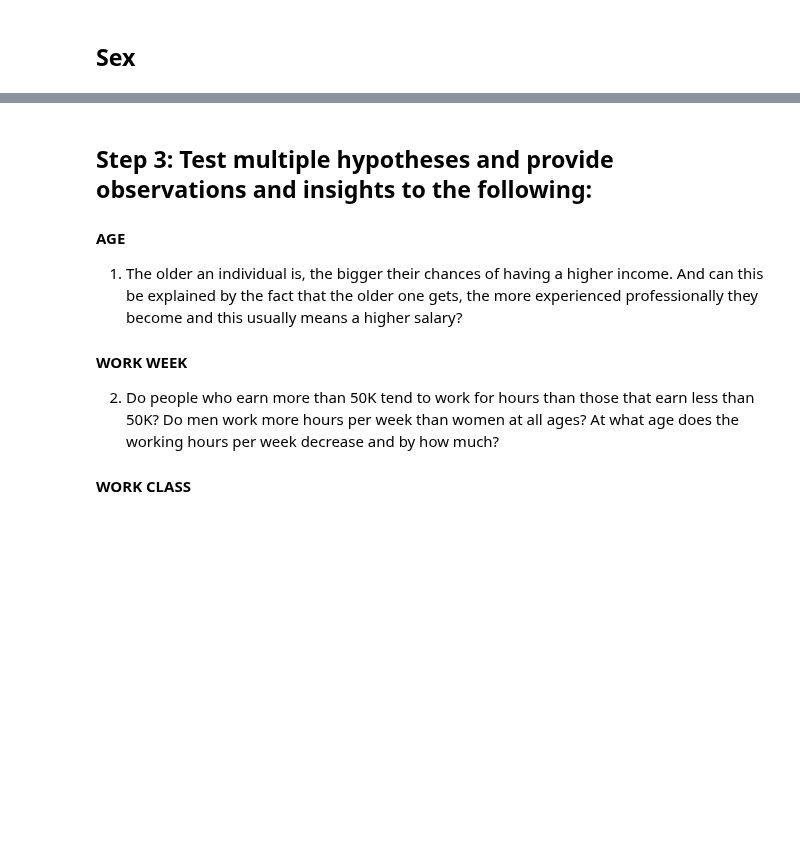
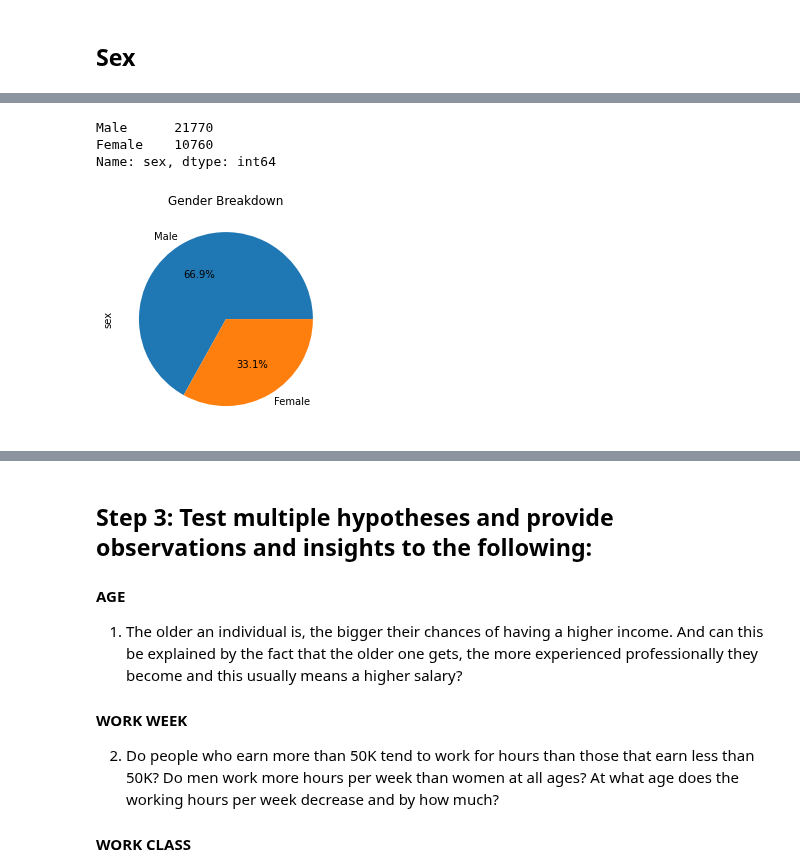
Before and after one commit to markerickson314/project-one, a Jupyter notebook: Sarah2.ipynb, the cells around one changed output, grey strips where cells are left out. Drawn from its saved outputs; the diff is of its cells as text; code cells hidden in the pictures; blank space fills up the shorter version.

```diff
--- a/Sarah2.ipynb
+++ b/Sarah2.ipynb
@@ -248,0 +195,15 @@ plt.show()
+# %%
+#Find gender breakdown in our dataset
+gender_count = replaced_df["sex"].value_counts()
+gender_count
+# %% [output]
+Male      21770
+Female    10760
+Name: sex, dtype: int64
+# %%
+#Pie chart of gender breakdowm
+gender_count.plot(kind="pie", autopct="%1.1f%%")
+plt.title("Gender Breakdown")
+plt.show()
+# %% [output]
+[figure, added]
```
Also changed, not shown: parts of 26 cells of this notebook.
